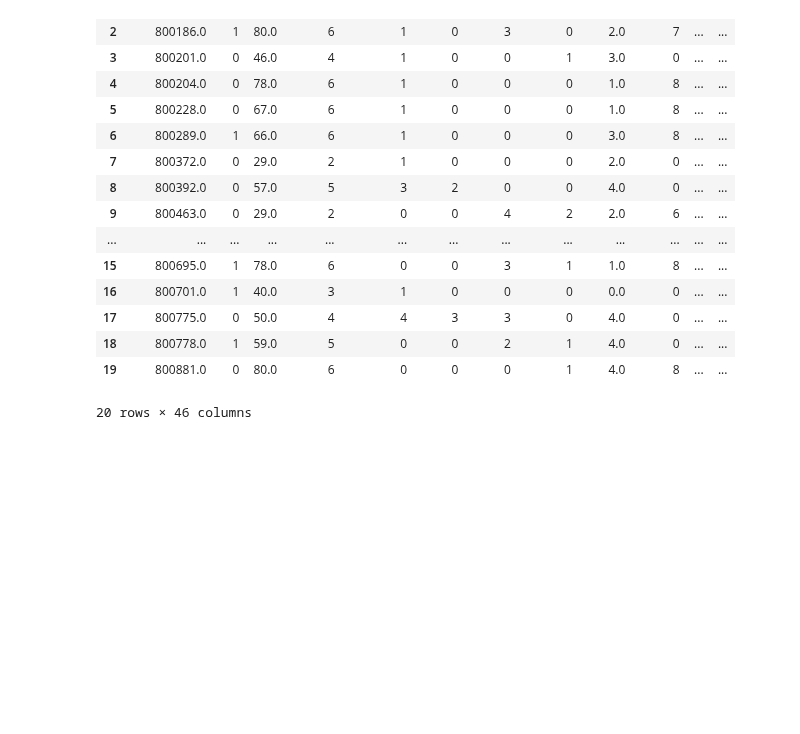
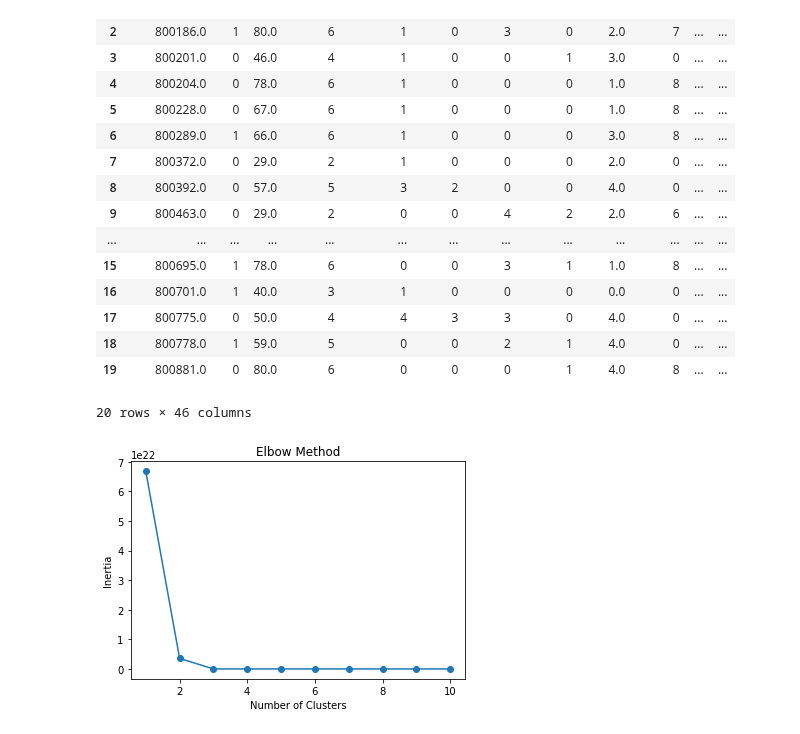
Before and after one commit to martynapiskorz/carn-t, a Jupyter notebook: LISS By wave/Y 20/merged_20.ipynb, the cells around one changed output. Cells and saved outputs as stored; diff of their text form; code cells hidden in the pictures; blank space fills up the shorter version.

```diff
--- a/LISS By wave/Y 20/merged_20.ipynb
+++ b/LISS By wave/Y 20/merged_20.ipynb
@@ -390,7 +481,7 @@ from sklearn.impute import SimpleImputer
 merged_20.replace(' ', pd.NA, inplace=True)
 
 #set nan to 0 for specific columns
-to_0 = ['pur_price', 'chi1_bir'] #'rent'
+to_0 = ['pur_price', 'chi1_bir', 'ass_val', 'rent']
 merged_20[to_0] = merged_20[to_0].fillna(0)
 
 #use SimpleImputer for numeric variables - tot_bal shouldnt probably be here (not accurate with mean)
@@ -433,3 +526,27 @@ merged_20.head(20)
 | 18 | 800778.0 | 1 | 59.0 | 5 | 0 | 0 | 2 | 1 | 4.0 | 0 | ... | ... |
 | 19 | 800881.0 | 0 | 80.0 | 6 | 0 | 0 | 0 | 1 | 4.0 | 8 | ... | ... |
 20 rows × 46 columns
+# %%
+import numpy as np
+from sklearn.cluster import KMeans
+import matplotlib.pyplot as plt
+
+from sklearn.impute import SimpleImputer
+
+imputer = SimpleImputer(strategy='mean')
+merged_20 = imputer.fit_transform(merged_20)
+
+
+inertias = []
+for k in range(1, 11):
+    kmeans = KMeans(n_clusters=k)
+    kmeans.fit(merged_20)
+    inertias.append(kmeans.inertia_)
+
+plt.plot(range(1, 11), inertias, marker='o')
+plt.xlabel('Number of Clusters')
+plt.ylabel('Inertia')
+plt.title('Elbow Method')
+plt.show()
+# %% [output]
+[figure, added]
```
Also changed, not shown: parts of 10 cells of this notebook.
